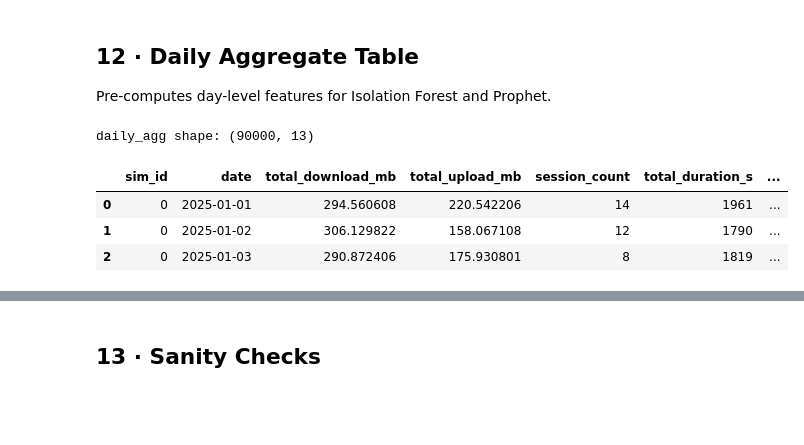
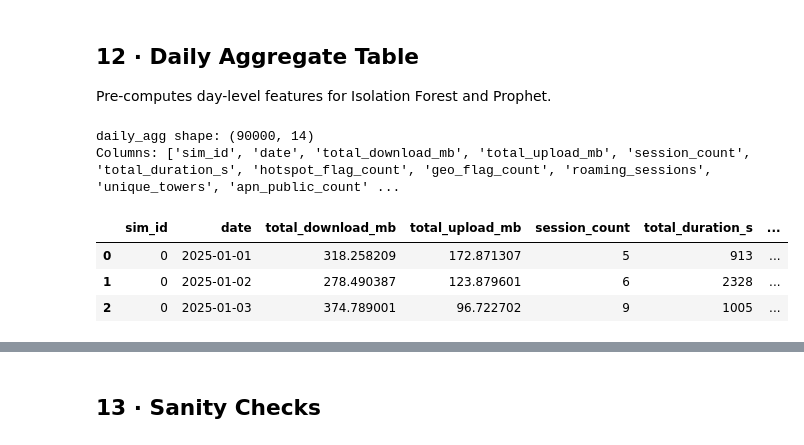
Before and after one commit to jeffkyalo21/simguard, a Jupyter notebook: ml-service/data/synthetic_cdr_generator.ipynb, the cells around one changed output, grey strips where cells are left out. Drawn from its saved outputs; the diff is of its cells as text; code cells hidden in the pictures; blank space fills up the shorter version.

```diff
--- a/ml-service/data/synthetic_cdr_generator.ipynb
+++ b/ml-service/data/synthetic_cdr_generator.ipynb
@@ -436,7 +464,14 @@ for sim_idx in range(N_SIMS):
 
             apn = "public.internet" if rng.random() < 0.08 else "corporate.apn"
 
-            hotspot_flag = 1 if state == "unauthorized_sharing" else 0  # flag active tethering during unauthorized sharing
+            # Probabilistic hotspot_flag — avoids deterministic label leakage.
+            # Normal state          : 3% independent chance (legitimate tethering).
+            # unauthorized_sharing  : 65% chance per session (elevated, not certain).
+            # Volume multiplier (2.5x) is episode-level and is unchanged.
+            if state == "unauthorized_sharing":
+                hotspot_flag = int(rng.random() < 0.65)
+            else:
+                hotspot_flag = int(rng.random() < 0.03)
 
             session_duration = max(10, int(rng.lognormal(math.log(300), 0.5)))
 
@@ -683,37 +718,57 @@ Pre-computes day-level features for Isolation Forest and Prophet.
 sessions_df["date"] = sessions_df["session_timestamp"].dt.normalize()
 
 daily_agg = (
     sessions_df
     .groupby(["sim_id", "date"])
     .agg(
         total_download_mb  = ("download_mb",       "sum"),
         total_upload_mb    = ("upload_mb",          "sum"),
         session_count      = ("session_id",         "count"),
         total_duration_s   = ("session_duration",   "sum"),
         hotspot_flag_count = ("hotspot_flag",        "sum"),
         geo_flag_count     = ("geo_velocity_flag",   "sum"),
         roaming_sessions   = ("roaming_flag",        "sum"),
         unique_towers      = ("cell_tower_id",      "nunique"),
         apn_public_count   = ("apn",
                               lambda x: (x == "public.internet").sum()),
     )
     .reset_index()
 )
 
 daily_agg["total_mb"] = daily_agg["total_download_mb"] + daily_agg["total_upload_mb"]
 
+# FIX 2: Add billed_mb column from billed_matrix
+# billed_matrix was computed in the Markov cell but was never merged into
+# daily_agg. inactive_billing rows have billed≈90% bundle/day while
+# total_mb≈0, creating the distinctive billing gap that is the detectable
+# signal for that category.
+billed_records = []
+for sim_idx in range(N_SIMS):
+    for day_idx in range(SIM_DAYS):
+        billed_records.append({
+            "sim_id":    sim_idx,
+            "date":      pd.Timestamp(dates[day_idx]),
+            "billed_mb": float(billed_matrix[sim_idx, day_idx]),
+        })
+billed_daily = pd.DataFrame(billed_records)
+billed_daily["date"] = billed_daily["date"].dt.normalize()
+daily_agg = daily_agg.merge(billed_daily, on=["sim_id", "date"], how="left")
+daily_agg["billed_mb"] = daily_agg["billed_mb"].fillna(0.0)
+
 # Attach tier for convenience
 tier_map = employees["tier"].to_dict()
 daily_agg["tier"] = daily_agg["sim_id"].map(tier_map)
 
 print(f"daily_agg shape: {daily_agg.shape}")
+print(f"Columns: {list(daily_agg.columns)}")
 daily_agg.head(3)
 # %% [output]
-daily_agg shape: (90000, 13)
+daily_agg shape: (90000, 14)
+Columns: ['sim_id', 'date', 'total_download_mb', 'total_upload_mb', 'session_count', 'total_duration_s', 'hotspot_flag_count', 'geo_flag_count', 'roaming_sessions', 'unique_towers', 'apn_public_count' ...
 |  | sim_id | date | total_download_mb | total_upload_mb | session_count | total_duration_s | ... |
-| 0 | 0 | 2025-01-01 | 294.560608 | 220.542206 | 14 | 1961 | ... |
-| 1 | 0 | 2025-01-02 | 306.129822 | 158.067108 | 12 | 1790 | ... |
-| 2 | 0 | 2025-01-03 | 290.872406 | 175.930801 | 8 | 1819 | ... |
+| 0 | 0 | 2025-01-01 | 318.258209 | 172.871307 | 5 | 913 | ... |
+| 1 | 0 | 2025-01-02 | 278.490387 | 123.879601 | 6 | 2328 | ... |
+| 2 | 0 | 2025-01-03 | 374.789001 | 96.722702 | 9 | 1005 | ... |
 # %%
 # Compute per-SIM per-day voice minutes and SMS counts, then merge into daily_agg
 voice_daily = (
```
Also changed, not shown: parts of 12 cells of this notebook, 6 other files.
